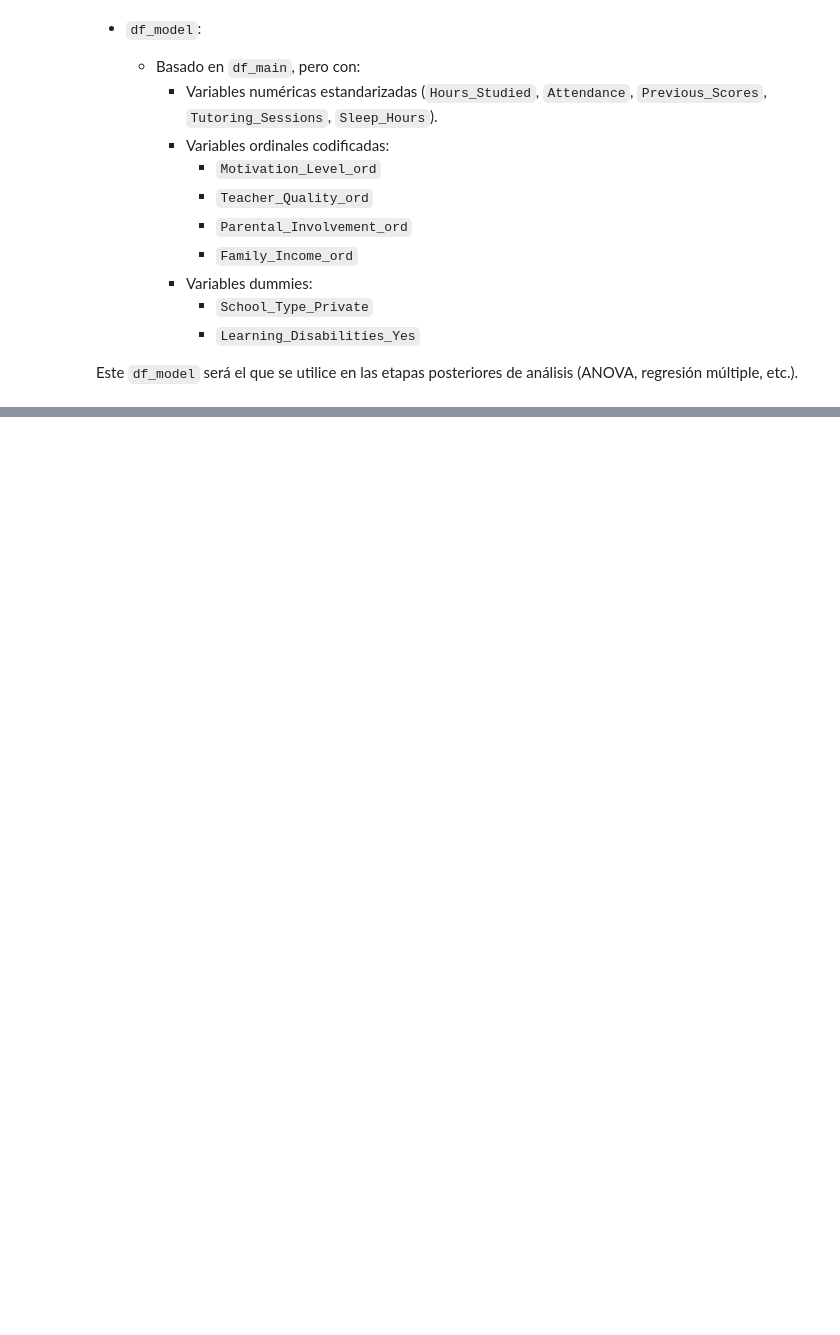
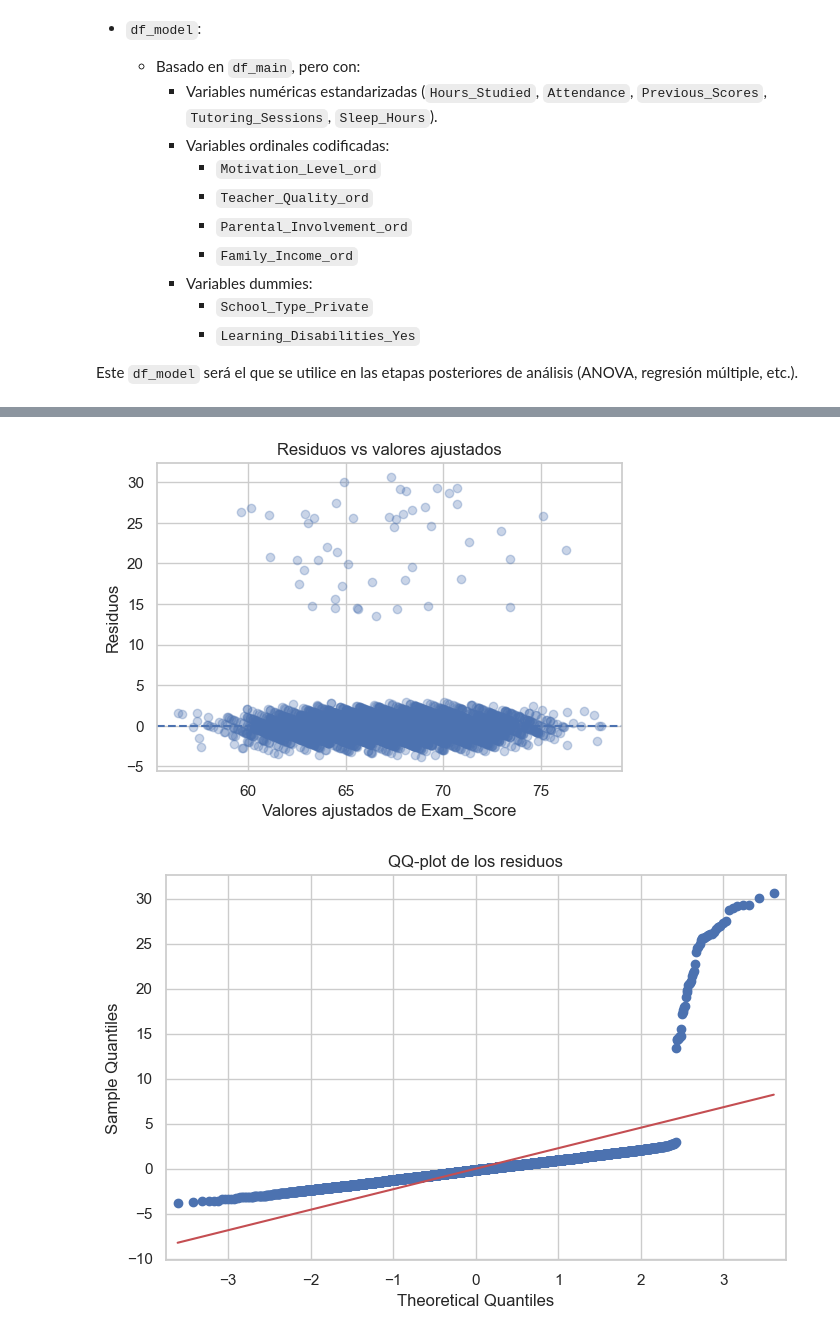
Before and after one commit to Ray-M05/Student-Performance-Predictor, a Jupyter notebook: StudentPerformance.ipynb, the cells around one changed output, grey strips where cells are left out. Cells and saved outputs as stored; diff of their text form; code cells hidden in the pictures; blank space fills up the shorter version.

```diff
--- a/StudentPerformance.ipynb
+++ b/StudentPerformance.ipynb
@@ -860,0 +1079,12 @@ Este `df_model` será el que se utilice en las etapas posteriores de análisis
+# %%
+# Fórmula del modelo de regresión lineal múltiple
+formula = """
+Exam_Score ~ Hours_Studied + Attendance + Previous_Scores
+            + Tutoring_Sessions + Sleep_Hours
+            + Motivation_Level_ord + Teacher_Quality_ord
+            + Parental_Involvement_ord + Family_Income_ord
+            + School_Type_Private + Learning_Disabilities_Yes
+"""
+
+model = smf.ols(formula, data=df_model).fit()
+model.summary()
@@ -860,0 +1217,20 @@ Este `df_model` será el que se utilice en las etapas posteriores de análisis
+# %%
+residuals = model.resid
+fitted = model.fittedvalues
+
+# Residuos vs valores ajustados
+plt.figure(figsize=(6, 4))
+plt.scatter(fitted, residuals, alpha=0.3)
+plt.axhline(0, linestyle="--")
+plt.xlabel("Valores ajustados de Exam_Score")
+plt.ylabel("Residuos")
+plt.title("Residuos vs valores ajustados")
+plt.show()
+
+# QQ-plot de los residuos
+sm.qqplot(residuals, line="s")
+plt.title("QQ-plot de los residuos")
+plt.show()
+# %% [output]
+[figure, added]
+[figure, added]
```
Also changed, not shown: parts of 21 cells of this notebook.
